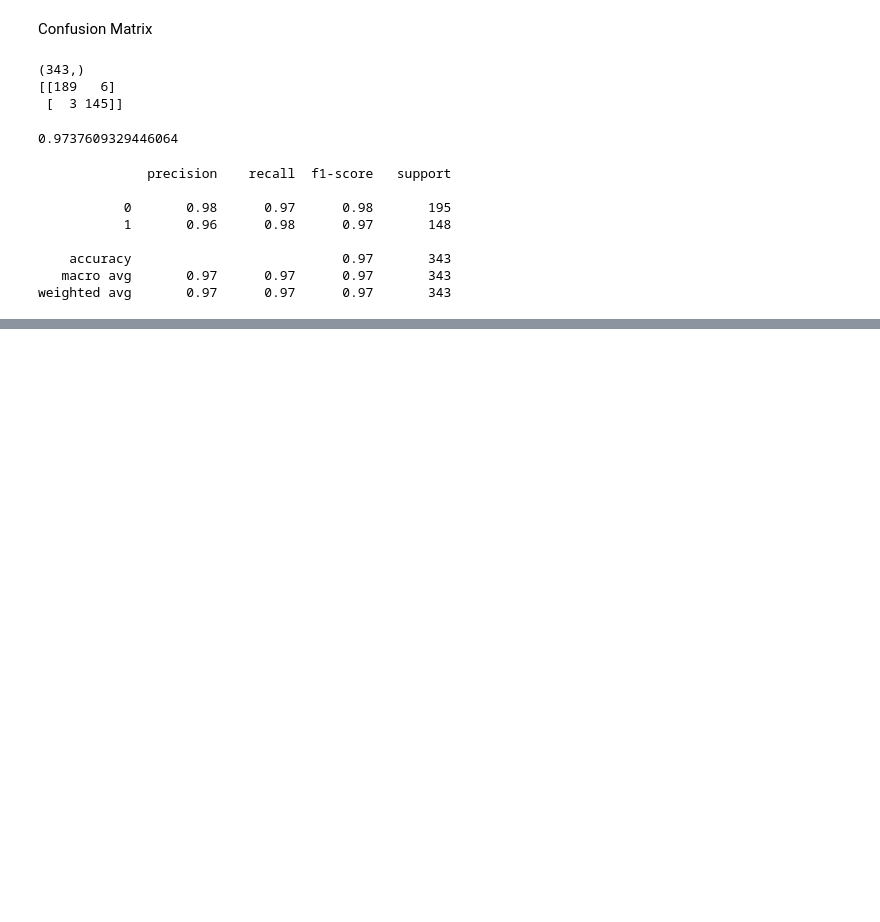
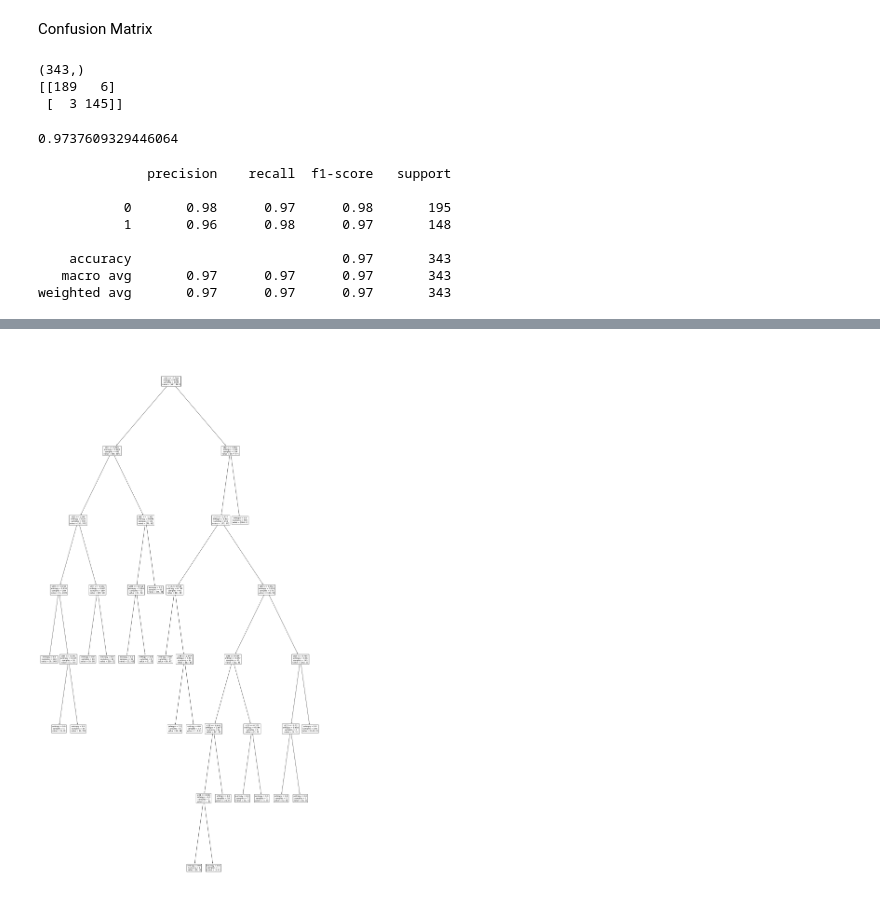
Before and after one commit to deshmukhneha595/deshmukhneha595, a Jupyter notebook: ML_Lab4_T1_11.ipynb, the cells around one changed output, grey strips where cells are left out. Cells and saved outputs as stored; diff of their text form; code cells hidden in the pictures; blank space fills up the shorter version.

```diff
--- a/ML_Lab4_T1_11.ipynb
+++ b/ML_Lab4_T1_11.ipynb
@@ -143,0 +170,7 @@ weighted avg       0.97      0.97      0.97       343
+# %%
+from sklearn import tree
+fig =plt.figure(figsize=(25,50))
+tree.plot_tree(classifier)
+plt.show()
+# %% [output]
+[figure, added]
```
Also changed, not shown: parts of 3 cells of this notebook.
